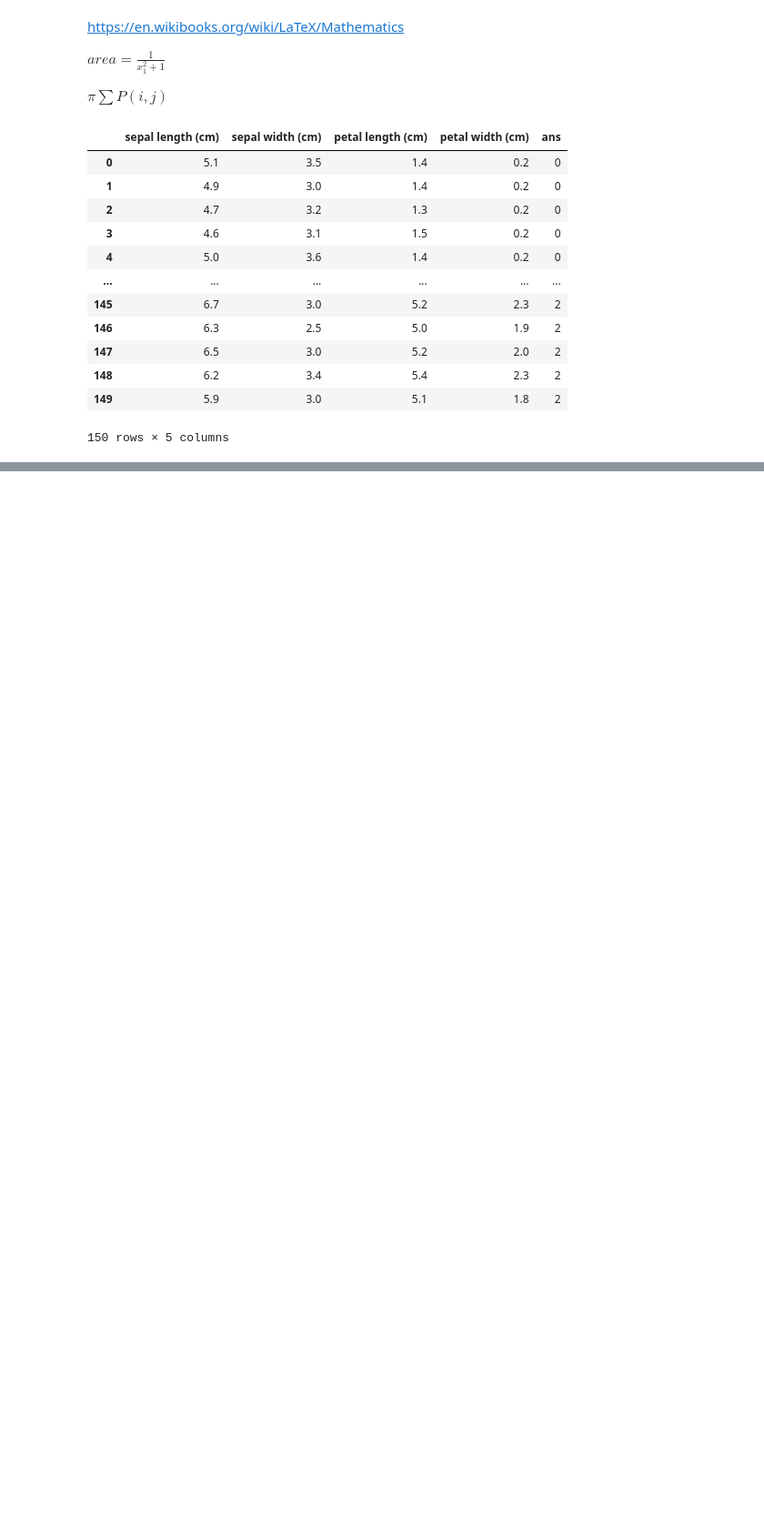
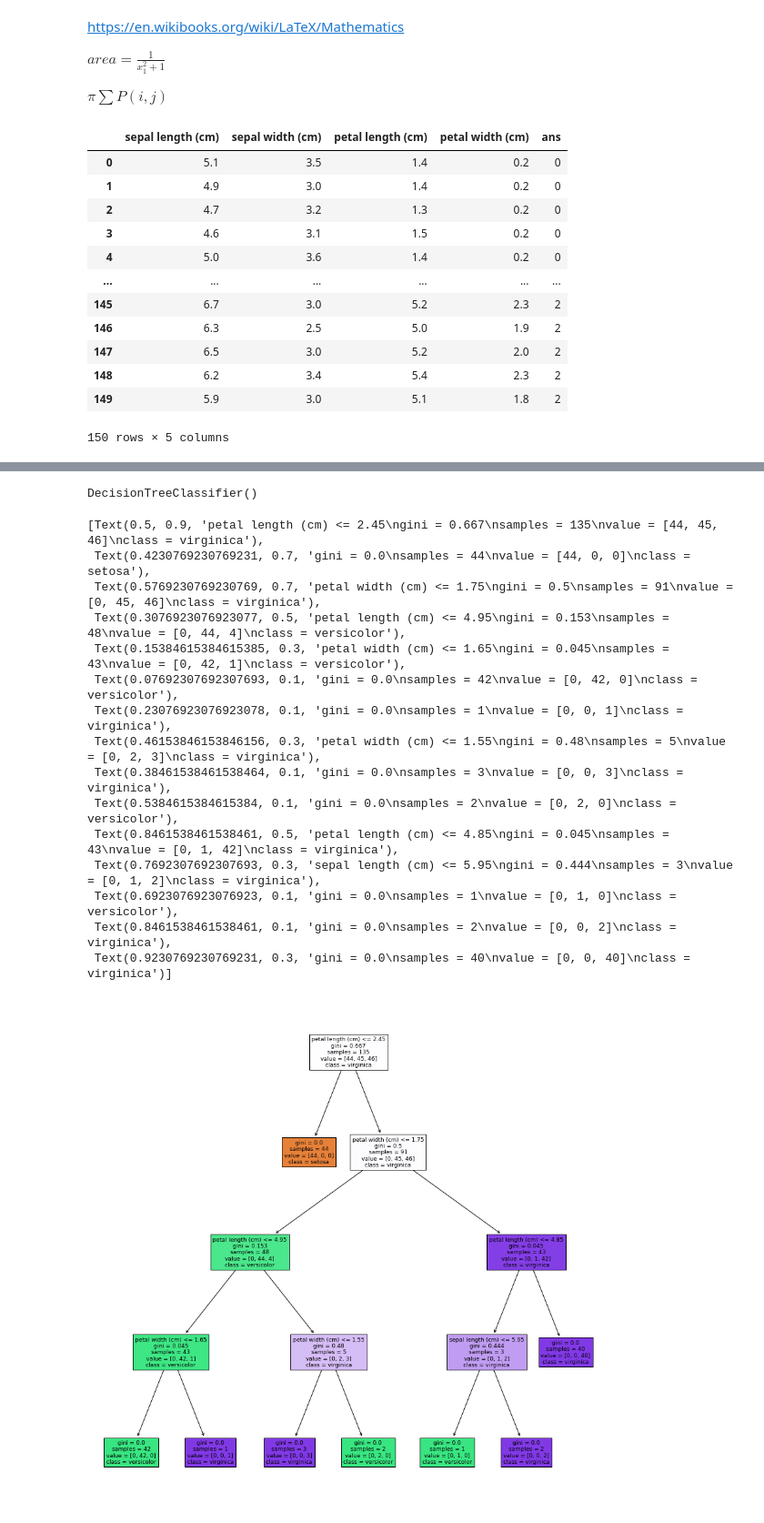
Before and after one commit to githublin26/tibame0826, a Jupyter notebook: ML0826.ipynb, the cells around one changed output, grey strips where cells are left out. Shown: that part at 91% size. Drawn from its saved outputs; the diff is of its cells as text; code cells hidden in the pictures; blank space fills up the shorter version.

```diff
--- a/ML0826.ipynb
+++ b/ML0826.ipynb
@@ -62,0 +43,33 @@ array([[5.1, 3.5, 1.4, 0.2],
+# %%
+#把資料丟給演算法做學習(fit)
+from sklearn.tree import DecisionTreeClassifier
+clf = DecisionTreeClassifier()
+clf.fit(x_train,y_train)
+# %% [output]
+DecisionTreeClassifier()
+# %%
+#把學習成果畫出來
+import matplotlib.pyplot as plt
+from sklearn.tree import plot_tree
+plt.figure(figsize=(15,15))
+plot_tree(clf,
+          feature_names=iris["feature_names"],
+          class_names=iris["target_names"],
+          filled=True)
+# %% [output]
+[Text(0.5, 0.9, 'petal length (cm) <= 2.45\ngini = 0.667\nsamples = 135\nvalue = [44, 45, 46]\nclass = virginica'),
+ Text(0.4230769230769231, 0.7, 'gini = 0.0\nsamples = 44\nvalue = [44, 0, 0]\nclass = setosa'),
+ Text(0.5769230769230769, 0.7, 'petal width (cm) <= 1.75\ngini = 0.5\nsamples = 91\nvalue = [0, 45, 46]\nclass = virginica'),
+ Text(0.3076923076923077, 0.5, 'petal length (cm) <= 4.95\ngini = 0.153\nsamples = 48\nvalue = [0, 44, 4]\nclass = versicolor'),
+ Text(0.15384615384615385, 0.3, 'petal width (cm) <= 1.65\ngini = 0.045\nsamples = 43\nvalue = [0, 42, 1]\nclass = versicolor'),
+ Text(0.07692307692307693, 0.1, 'gini = 0.0\nsamples = 42\nvalue = [0, 42, 0]\nclass = versicolor'),
+ Text(0.23076923076923078, 0.1, 'gini = 0.0\nsamples = 1\nvalue = [0, 0, 1]\nclass = virginica'),
+ Text(0.46153846153846156, 0.3, 'petal width (cm) <= 1.55\ngini = 0.48\nsamples = 5\nvalue = [0, 2, 3]\nclass = virginica'),
+ Text(0.38461538461538464, 0.1, 'gini = 0.0\nsamples = 3\nvalue = [0, 0, 3]\nclass = virginica'),
+ Text(0.5384615384615384, 0.1, 'gini = 0.0\nsamples = 2\nvalue = [0, 2, 0]\nclass = versicolor'),
+ Text(0.8461538461538461, 0.5, 'petal length (cm) <= 4.85\ngini = 0.045\nsamples = 43\nvalue = [0, 1, 42]\nclass = virginica'),
+ Text(0.7692307692307693, 0.3, 'sepal length (cm) <= 5.95\ngini = 0.444\nsamples = 3\nvalue = [0, 1, 2]\nclass = virginica'),
+ Text(0.6923076923076923, 0.1, 'gini = 0.0\nsamples = 1\nvalue = [0, 1, 0]\nclass = versicolor'),
+ Text(0.8461538461538461, 0.1, 'gini = 0.0\nsamples = 2\nvalue = [0, 0, 2]\nclass = virginica'),
+ Text(0.9230769230769231, 0.3, 'gini = 0.0\nsamples = 40\nvalue = [0, 0, 40]\nclass = virginica')]
+[figure, added]
```
Also changed, not shown: parts of 2 cells of this notebook.
